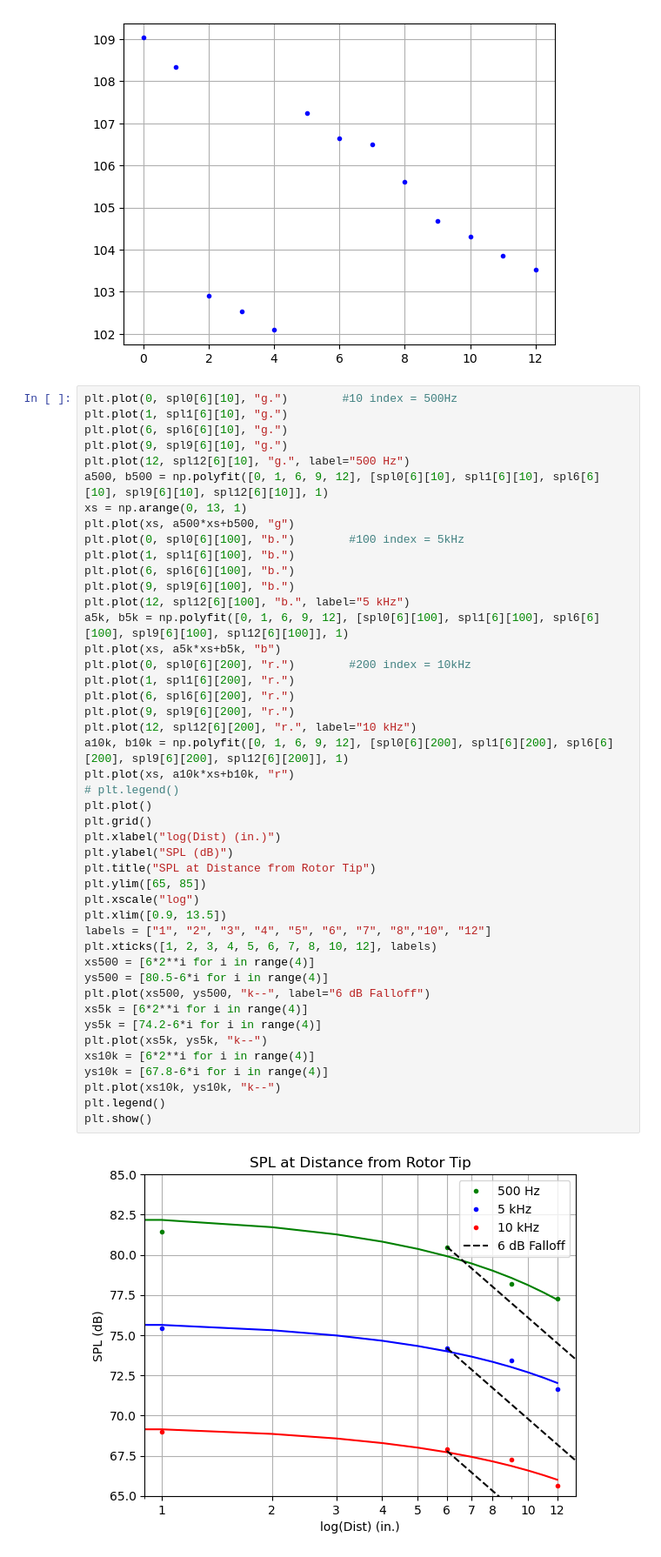
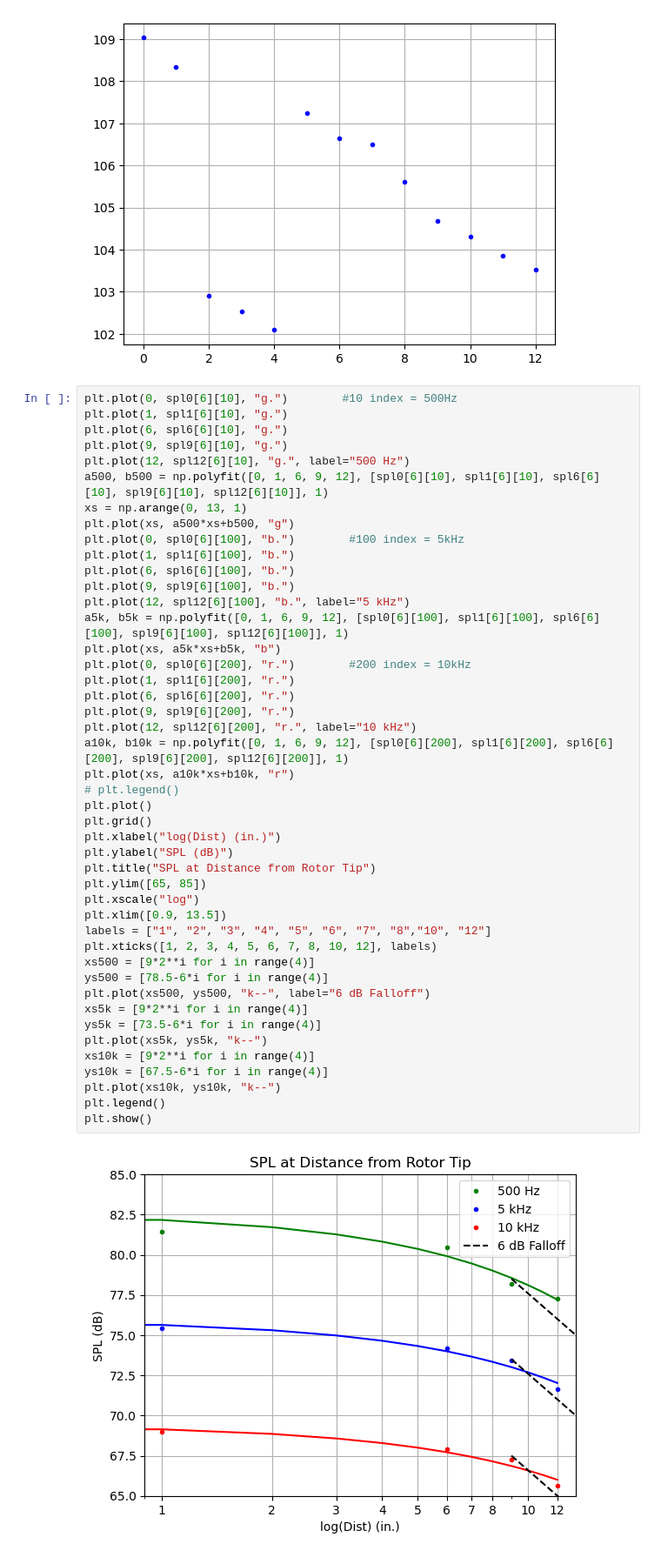
Before and after one commit to sladesladeslade/CuppolettiLab, a Jupyter notebook: Spr 23 UGR/UGRplots.ipynb, the cells around one changed output. Shown: that part at 87% size. Cells and saved outputs as stored; diff of their text form.

```diff
--- a/Spr 23 UGR/UGRplots.ipynb
+++ b/Spr 23 UGR/UGRplots.ipynb
@@ -128,40 +128,40 @@ plt.plot(0, spl0[6][100], "b.")        #100 index = 5kHz
 plt.plot(1, spl1[6][100], "b.")
 plt.plot(6, spl6[6][100], "b.")
 plt.plot(9, spl9[6][100], "b.")
 plt.plot(12, spl12[6][100], "b.", label="5 kHz")
 a5k, b5k = np.polyfit([0, 1, 6, 9, 12], [spl0[6][100], spl1[6][100], spl6[6][100], spl9[6][100], spl12[6][100]], 1)
 plt.plot(xs, a5k*xs+b5k, "b")
 plt.plot(0, spl0[6][200], "r.")        #200 index = 10kHz
 plt.plot(1, spl1[6][200], "r.")
 plt.plot(6, spl6[6][200], "r.")
 plt.plot(9, spl9[6][200], "r.")
 plt.plot(12, spl12[6][200], "r.", label="10 kHz")
 a10k, b10k = np.polyfit([0, 1, 6, 9, 12], [spl0[6][200], spl1[6][200], spl6[6][200], spl9[6][200], spl12[6][200]], 1)
 plt.plot(xs, a10k*xs+b10k, "r")
 # plt.legend()
 plt.plot()
 plt.grid()
 plt.xlabel("log(Dist) (in.)")
 plt.ylabel("SPL (dB)")
 plt.title("SPL at Distance from Rotor Tip")
 plt.ylim([65, 85])
 plt.xscale("log")
 plt.xlim([0.9, 13.5])
 labels = ["1", "2", "3", "4", "5", "6", "7", "8","10", "12"]
 plt.xticks([1, 2, 3, 4, 5, 6, 7, 8, 10, 12], labels)
-xs500 = [6*2**i for i in range(4)]
-ys500 = [80.5-6*i for i in range(4)]
+xs500 = [9*2**i for i in range(4)]
+ys500 = [78.5-6*i for i in range(4)]
 plt.plot(xs500, ys500, "k--", label="6 dB Falloff")
-xs5k = [6*2**i for i in range(4)]
-ys5k = [74.2-6*i for i in range(4)]
+xs5k = [9*2**i for i in range(4)]
+ys5k = [73.5-6*i for i in range(4)]
 plt.plot(xs5k, ys5k, "k--")
-xs10k = [6*2**i for i in range(4)]
-ys10k = [67.8-6*i for i in range(4)]
+xs10k = [9*2**i for i in range(4)]
+ys10k = [67.5-6*i for i in range(4)]
 plt.plot(xs10k, ys10k, "k--")
 plt.legend()
 plt.show()
 # %% [output]
-[figure, old version]
+[figure, new version]
 # %%
 plt.plot(2, troyspl2[6][10], "g.")
 plt.plot(4, troyspl4[6][10], "g.")
```
